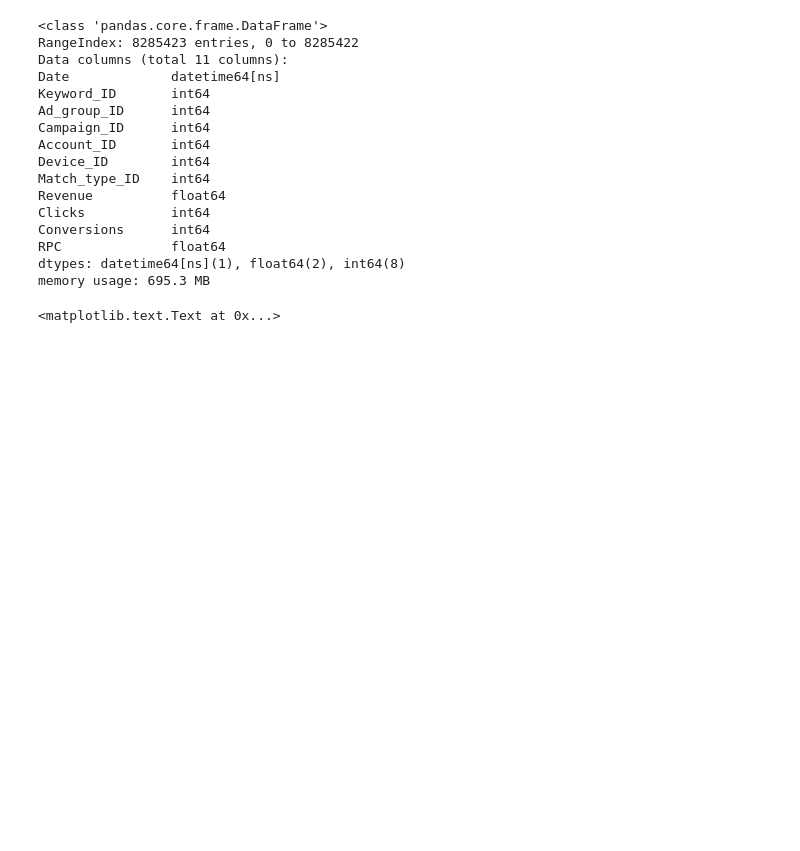
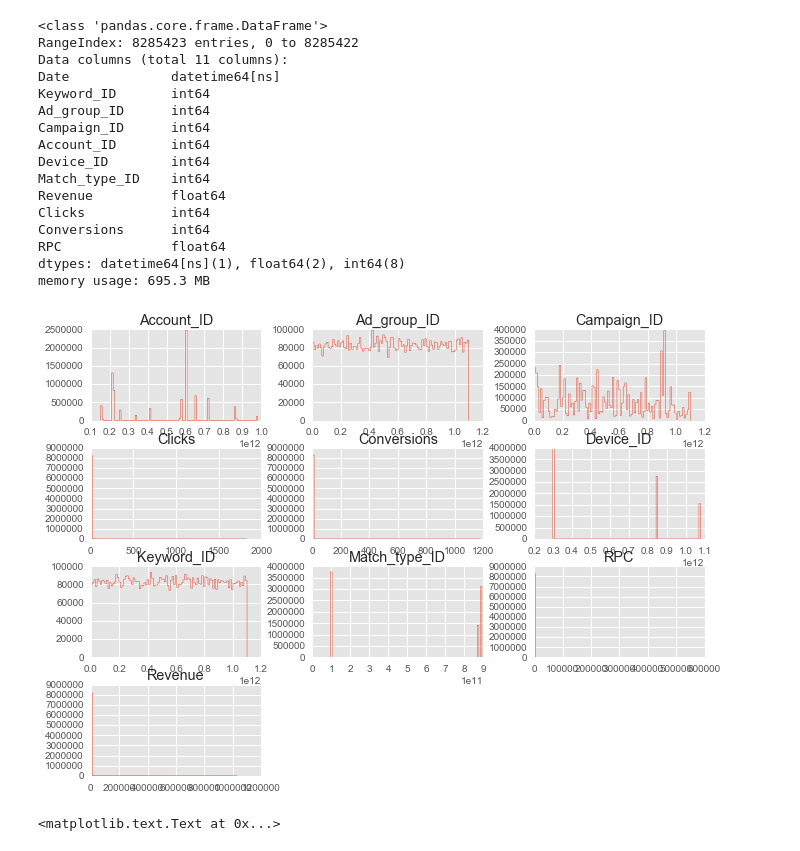
Before and after one commit to yennanliu/analysis, a Jupyter notebook: GY_guide/G_Y_Guide_EDA_final.ipynb, the cells around one changed output. Saved outputs shown, nothing was run; the diff lists cells and outputs as text; code cells hidden in the pictures; blank space fills up the shorter version.

```diff
--- a/GY_guide/G_Y_Guide_EDA_final.ipynb
+++ b/GY_guide/G_Y_Guide_EDA_final.ipynb
@@ -93,6 +109,11 @@ Conversions      int64
 RPC              float64
 dtypes: datetime64[ns](1), float64(2), int64(8)
 memory usage: 695.3 MB
+# %%
+df_train.hist(bins=100, figsize=(11,8),histtype='step')
+plt.show()
+# %% [output]
+[figure, added]
 # %%
 df_train.boxplot(fontsize=7)
 plt.ylabel('count')
```
Also changed, not shown: parts of 2 cells of this notebook.
